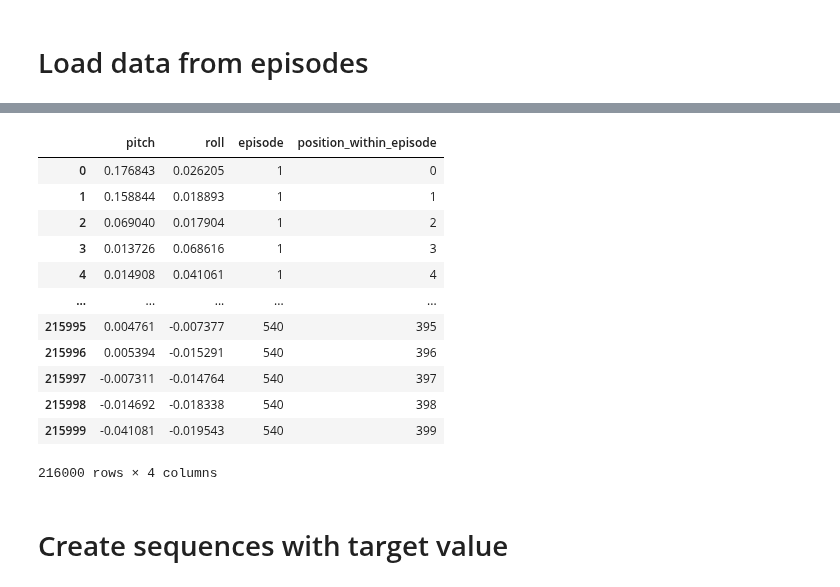
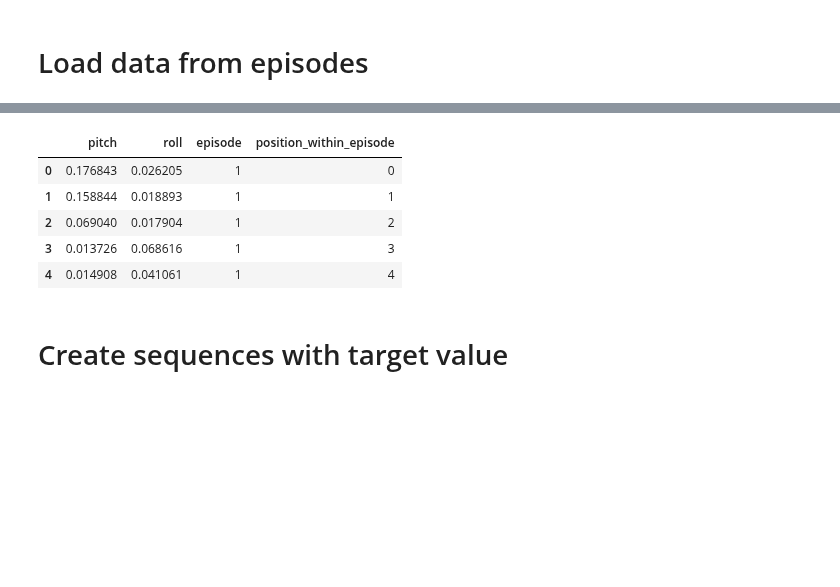
Before and after one commit to lancedw/3D-state-prediction-for-surface-vessels-using-IMU-data-and-images, a Jupyter notebook: code/notebooks/pr_predictor.ipynb, the cells around one changed output, grey strips where cells are left out. Saved outputs shown, nothing was run; the diff lists cells and outputs as text; code cells hidden in the pictures; blank space fills up the shorter version.

```diff
--- a/code/notebooks/pr_predictor.ipynb
+++ b/code/notebooks/pr_predictor.ipynb
@@ -148,22 +124,15 @@ def denorm_pr(x, min = -90.0, max = 90.0):
 # %%
 # normalize PR-values
 p_r_df['pitch'] = p_r_df['pitch'].apply(lambda x : norm_pr(x))
 p_r_df['roll'] = p_r_df['roll'].apply(lambda x : norm_pr(x))
-p_r_df
+p_r_df.head()
 # %% [output]
 |  | pitch | roll | episode | position_within_episode |
 | 0 | 0.176843 | 0.026205 | 1 | 0 |
 | 1 | 0.158844 | 0.018893 | 1 | 1 |
 | 2 | 0.069040 | 0.017904 | 1 | 2 |
 | 3 | 0.013726 | 0.068616 | 1 | 3 |
 | 4 | 0.014908 | 0.041061 | 1 | 4 |
-| ... | ... | ... | ... | ... |
-| 215995 | 0.004761 | -0.007377 | 540 | 395 |
-| 215996 | 0.005394 | -0.015291 | 540 | 396 |
-| 215997 | -0.007311 | -0.014764 | 540 | 397 |
-| 215998 | -0.014692 | -0.018338 | 540 | 398 |
-| 215999 | -0.041081 | -0.019543 | 540 | 399 |
-216000 rows × 4 columns
 # %% [markdown]
 # Create sequences with target value
 # %%
```
Also changed, not shown: parts of 29 cells of this notebook, 4 other files.
